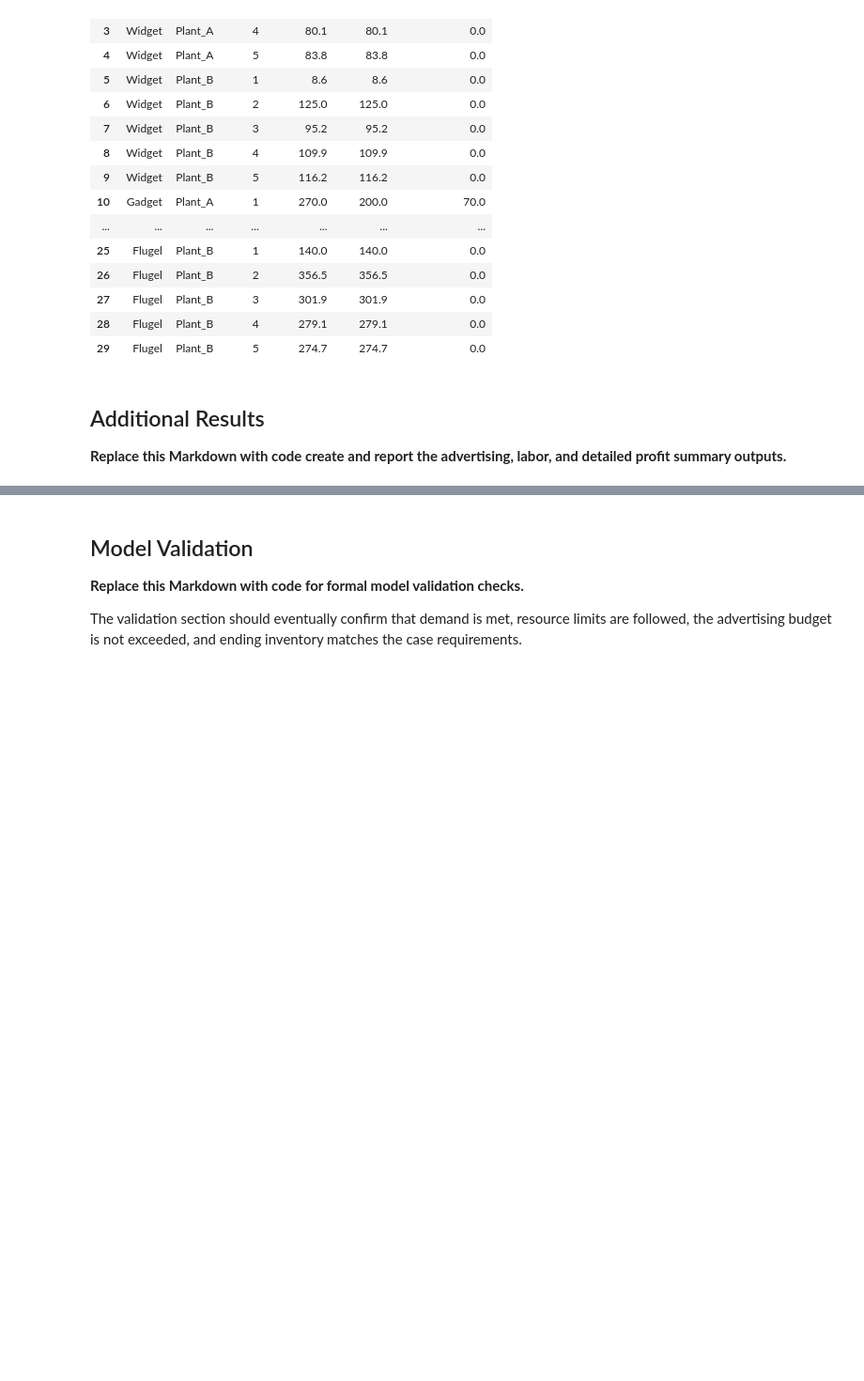
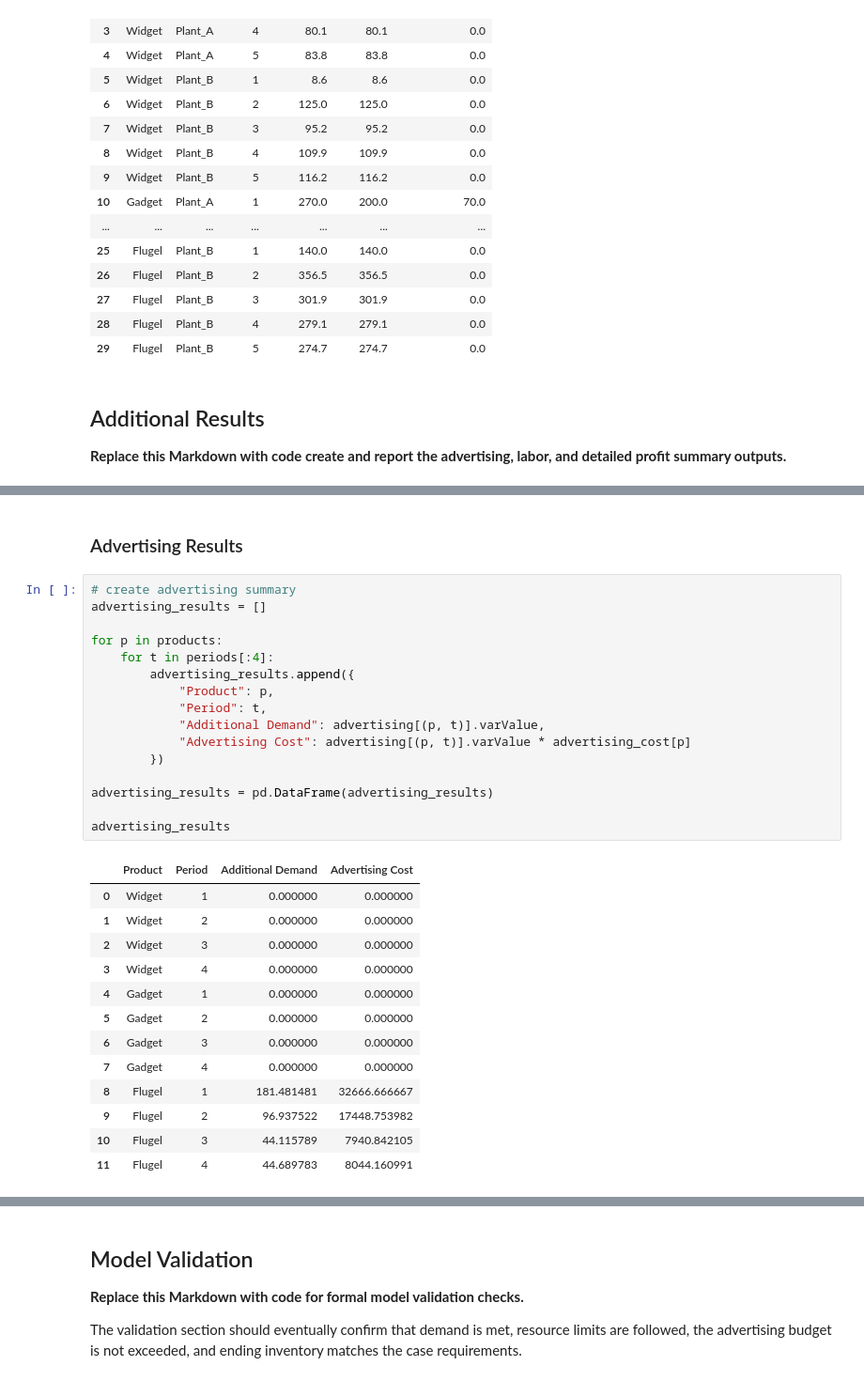
Before and after one commit to saminjune24/NU_Industries_Decision_Analytics, a Jupyter notebook: NU_Industries.ipynb, the cells around one changed output, grey strips where cells are left out. Shown at 94% size. Drawn from its saved outputs; the diff is of its cells as text; blank space fills up the shorter version.

```diff
--- a/NU_Industries.ipynb
+++ b/NU_Industries.ipynb
@@ -631,0 +665,32 @@ active_results_df.round(1)
+# %% [markdown]
+### Advertising Results
+# %%
+# create advertising summary
+advertising_results = []
+
+for p in products:
+    for t in periods[:4]:
+        advertising_results.append({
+            "Product": p,
+            "Period": t,
+            "Additional Demand": advertising[(p, t)].varValue,
+            "Advertising Cost": advertising[(p, t)].varValue * advertising_cost[p]
+        })
+
+advertising_results = pd.DataFrame(advertising_results)
+
+advertising_results
+# %% [output]
+|  | Product | Period | Additional Demand | Advertising Cost |
+| 0 | Widget | 1 | 0.000000 | 0.000000 |
+| 1 | Widget | 2 | 0.000000 | 0.000000 |
+| 2 | Widget | 3 | 0.000000 | 0.000000 |
+| 3 | Widget | 4 | 0.000000 | 0.000000 |
+| 4 | Gadget | 1 | 0.000000 | 0.000000 |
+| 5 | Gadget | 2 | 0.000000 | 0.000000 |
+| 6 | Gadget | 3 | 0.000000 | 0.000000 |
+| 7 | Gadget | 4 | 0.000000 | 0.000000 |
+| 8 | Flugel | 1 | 181.481481 | 32666.666667 |
+| 9 | Flugel | 2 | 96.937522 | 17448.753982 |
+| 10 | Flugel | 3 | 44.115789 | 7940.842105 |
+| 11 | Flugel | 4 | 44.689783 | 8044.160991 |
```
Also changed, not shown: parts of 21 cells of this notebook.
